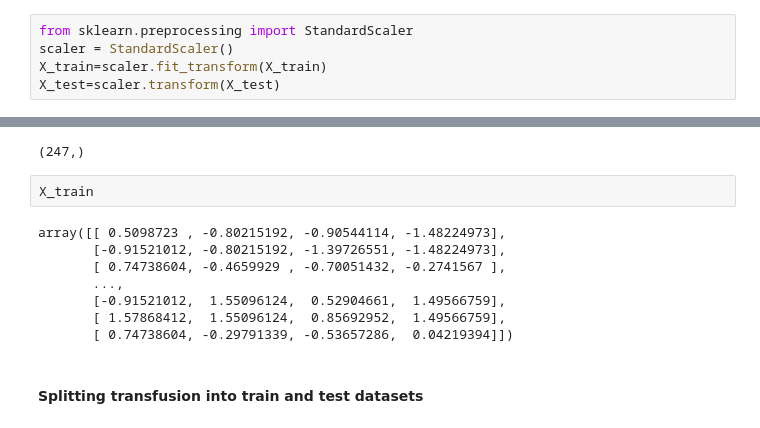
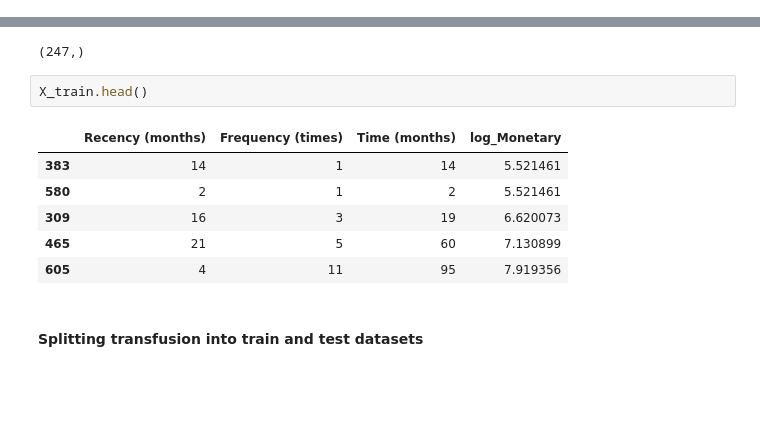
Before and after one commit to sharie-r-nath/Technocolabs-Blood-Donation, a Jupyter notebook: Blood Donation Expectancy.ipynb, the cells around one changed output, grey strips where cells are left out. Cells and saved outputs as stored; diff of their text form; blank space fills up the shorter version.

```diff
--- a/Blood Donation Expectancy.ipynb
+++ b/Blood Donation Expectancy.ipynb
@@ -193,8 +200,3 @@ Name: target, dtype: int64
 # %%
 from sklearn.model_selection import train_test_split
 X_train, X_test, y_train, y_test = train_test_split(X, y, test_size=0.33, random_state=42,stratify=y)
-# %%
-from sklearn.preprocessing import StandardScaler
-scaler = StandardScaler()
-X_train=scaler.fit_transform(X_train)
-X_test=scaler.transform(X_test)
@@ -215,15 +222,14 @@ y_test.shape
 # %% [output]
 (247,)
 # %%
-X_train
+X_train.head()
 # %% [output]
-array([[ 0.5098723 , -0.80215192, -0.90544114, -1.48224973],
-       [-0.91521012, -0.80215192, -1.39726551, -1.48224973],
-       [ 0.74738604, -0.4659929 , -0.70051432, -0.2741567 ],
-       ...,
-       [-0.91521012,  1.55096124,  0.52904661,  1.49566759],
-       [ 1.57868412,  1.55096124,  0.85692952,  1.49566759],
-       [ 0.74738604, -0.29791339, -0.53657286,  0.04219394]])
+|  | Recency (months) | Frequency (times) | Time (months) | log_Monetary |
+| 383 | 14 | 1 | 14 | 5.521461 |
+| 580 | 2 | 1 | 2 | 5.521461 |
+| 309 | 16 | 3 | 19 | 6.620073 |
+| 465 | 21 | 5 | 60 | 7.130899 |
+| 605 | 4 | 11 | 95 | 7.919356 |
 # %% [markdown]
 #### Splitting transfusion into train and test datasets
 # %%
```
Also changed, not shown: parts of 18 cells of this notebook.
